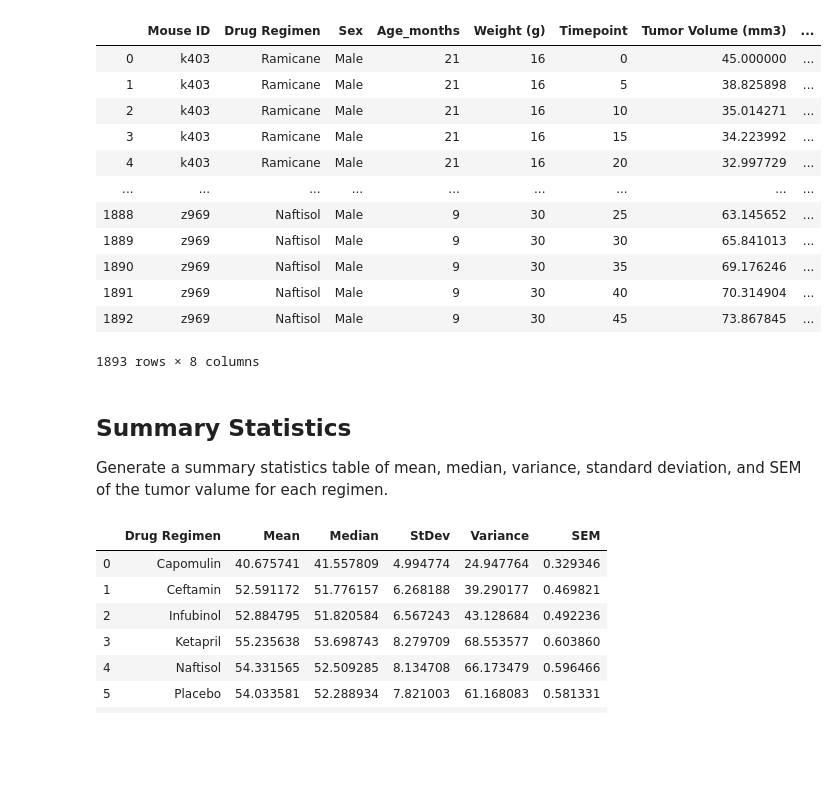
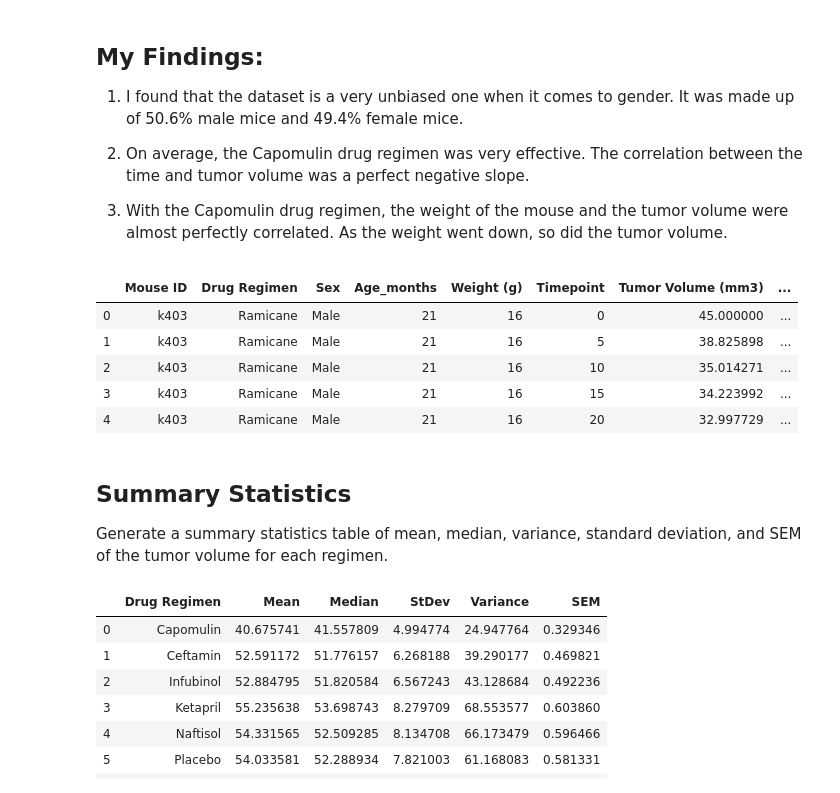
Before and after one commit to bpdamore/Matplotlib-Challenge, a Jupyter notebook: pymaceuticals.ipynb, the cells around one changed output. Cells and saved outputs as stored; diff of their text form; code cells hidden in the pictures; blank space fills up the shorter version.

```diff
--- a/pymaceuticals.ipynb
+++ b/pymaceuticals.ipynb
@@ -1,3 +1,11 @@
+# %% [markdown]
+## My Findings:
+
+1. I found that the dataset is a very unbiased one when it comes to gender. It was made up of 50.6% male mice and 49.4% female mice.
+
+2. On average, the Capomulin drug regimen was very effective. The correlation between the time and tumor volume was a perfect negative slope.
+
+3. With the Capomulin drug regimen, the weight of the mouse and the tumor volume were almost perfectly correlated. As the weight went down, so did the tumor volume.
 # %%
 import pandas as pd
 import matplotlib.pyplot as plt
@@ -12,25 +21,18 @@ study_results = pd.read_csv(studyFile)
 # %%
 # Combine the two files
 mouse_df = pd.DataFrame(mouse_metadata)
 study_df = pd.DataFrame(study_results)
 
 df = pd.merge(mouse_df, study_df, on="Mouse ID")
-df
+df.head()
 # %% [output]
 |  | Mouse ID | Drug Regimen | Sex | Age_months | Weight (g) | Timepoint | Tumor Volume (mm3) | ... |
 | 0 | k403 | Ramicane | Male | 21 | 16 | 0 | 45.000000 | ... |
 | 1 | k403 | Ramicane | Male | 21 | 16 | 5 | 38.825898 | ... |
 | 2 | k403 | Ramicane | Male | 21 | 16 | 10 | 35.014271 | ... |
 | 3 | k403 | Ramicane | Male | 21 | 16 | 15 | 34.223992 | ... |
 | 4 | k403 | Ramicane | Male | 21 | 16 | 20 | 32.997729 | ... |
-| ... | ... | ... | ... | ... | ... | ... | ... | ... |
-| 1888 | z969 | Naftisol | Male | 9 | 30 | 25 | 63.145652 | ... |
-| 1889 | z969 | Naftisol | Male | 9 | 30 | 30 | 65.841013 | ... |
-| 1890 | z969 | Naftisol | Male | 9 | 30 | 35 | 69.176246 | ... |
-| 1891 | z969 | Naftisol | Male | 9 | 30 | 40 | 70.314904 | ... |
-| 1892 | z969 | Naftisol | Male | 9 | 30 | 45 | 73.867845 | ... |
-1893 rows × 8 columns
 # %% [markdown]
 ## Summary Statistics
-Generate a summary statistics table of mean, median, variance, standard deviation, and SEM of the tumor valume for each regimen.
+Generate a summary statistics table of mean, median, variance, standard deviation, and SEM of the tumor volume for each regimen.
 # %%
```
Also changed, not shown: parts of 5 cells of this notebook, 7 other files.
